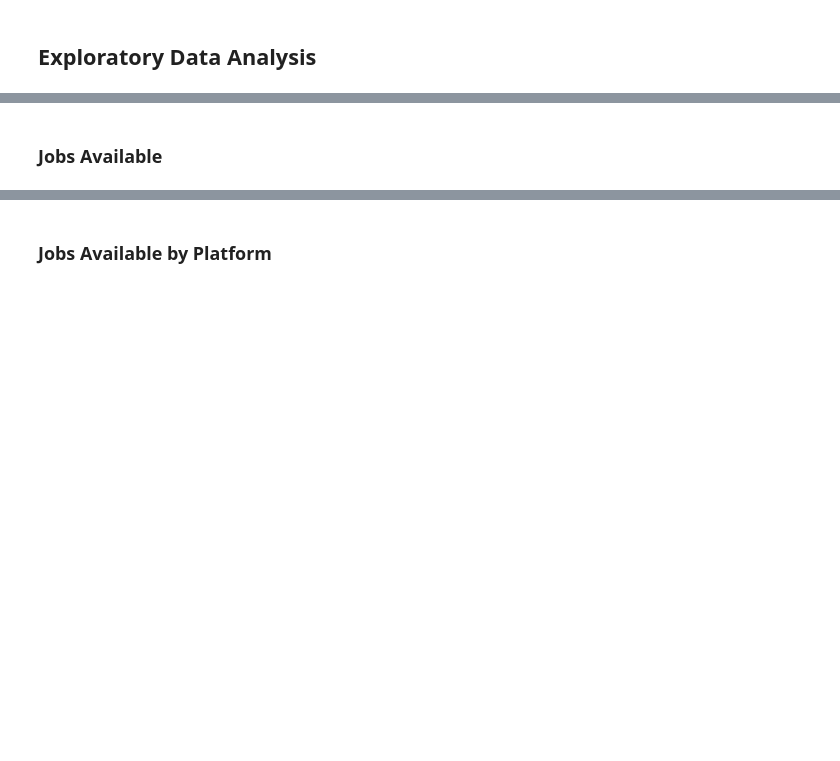
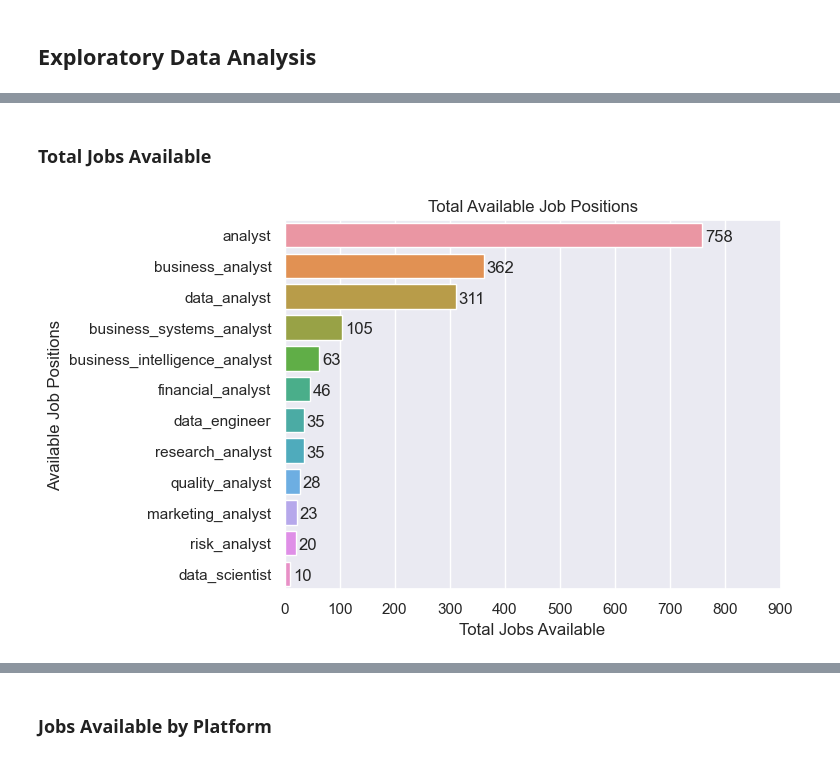
Before and after one commit to jasondo-da/Canadian_Data_Science_Jobs_Analysis, a Jupyter notebook: da_job_posts_canada_analysis.ipynb, the cells around one changed output, grey strips where cells are left out. Saved outputs shown, nothing was run; the diff lists cells and outputs as text; code cells hidden in the pictures; blank space fills up the shorter version.

```diff
--- a/da_job_posts_canada_analysis.ipynb
+++ b/da_job_posts_canada_analysis.ipynb
@@ -1008,5 +1010,7 @@ array(['0', '105000', '62.66', '51.78', '113847', '56.27', '128809',
 # %%
 df['max_salary'] = df['max_salary'].astype('float')
 df['max_salary'] = df['max_salary'].apply(hourly_pay_to_annual)
+df['max_salary'] = df['max_salary'].apply(sal_outliers)
 df['max_salary'].fillna(0, inplace=True)
+df['max_salary'] = df['max_salary'].astype('int')
 df['max_salary'].unique()
@@ -1015,5 +1037,5 @@ med_fillin = df[(df['min_salary'] > 0) & (df['max_salary'] > 0)].groupby('job_ti
                                                                                            'max_salary': 'median'})
 
 med_fillin.columns = ['median_min_sal', 'median_max_sal']
-med_fillin = med_fillin.round(2)
+med_fillin = med_fillin.astype('int')
 med_fillin
@@ -1055,5 +1092,11 @@ df.loc[((df['job_title'] == 'risk_analyst') & (df['min_salary'] == 0)), 'min_sal
 df.loc[((df['job_title'] == 'risk_analyst') & (df['max_salary'] == 0)), 'max_salary'] = (med_fillin['median_max_sal'][11])
 # %%
 df['avg_salary'] = ((df['min_salary'] + df['max_salary']) / 2).round(2)
+df['avg_salary'] = df['avg_salary'].astype('int')
+
 df = df.drop(columns=['salary'])
-df['avg_salary'].isna().sum()
+
+
+print(df['min_salary'].min())
+print(df['max_salary'].min())
+print(df['avg_salary'].min())
@@ -1062,14 +1107,3 @@ np.percentile(df['avg_salary'], np.arange(1, 101))
-# %%
-def removing_outliers_avg_sal(value):
-    if value < 50000:
-        return df['avg_salary'].median()
-    elif value > 200000:
-        return df['avg_salary'].median()
-    else:
-        return value
-
-df['avg_salary'] = df['avg_salary'].apply(removing_outliers_avg_sal)
-np.percentile(df['avg_salary'], np.arange(1, 101))
 # %% [markdown]
 web_platform
 # %%
@@ -1094,26 +1165,28 @@ df.head()
 # %% [markdown]
-### Jobs Available
+### Total Jobs Available
 # %%
+sns.set(style='darkgrid')
+
 total_jobs = sns.countplot(data=df,
               y='job_title',
               order=df['job_title'].value_counts().index)
 
 for rect in total_jobs.patches:
     y_value = rect.get_y() + (rect.get_height() + 0.2) / 2
     x_value = rect.get_width()
     label = '{:.0f}'.format(x_value)
     total_jobs.annotate(label,
                         (x_value, y_value),
                         xytext=(2, 1),
                         textcoords='offset points',
                         ha='left',
                         va='center')
 
 
 plt.title('Total Available Job Positions')
 plt.xlabel('Total Jobs Available')
 plt.xlim([0,900])
 plt.ylabel('Available Job Positions')
-
-plt.grid(axis='x', linewidth=.35)
 plt.show()
+# %% [output]
+[figure, added]
```
Also changed, not shown: parts of 27 cells of this notebook.
